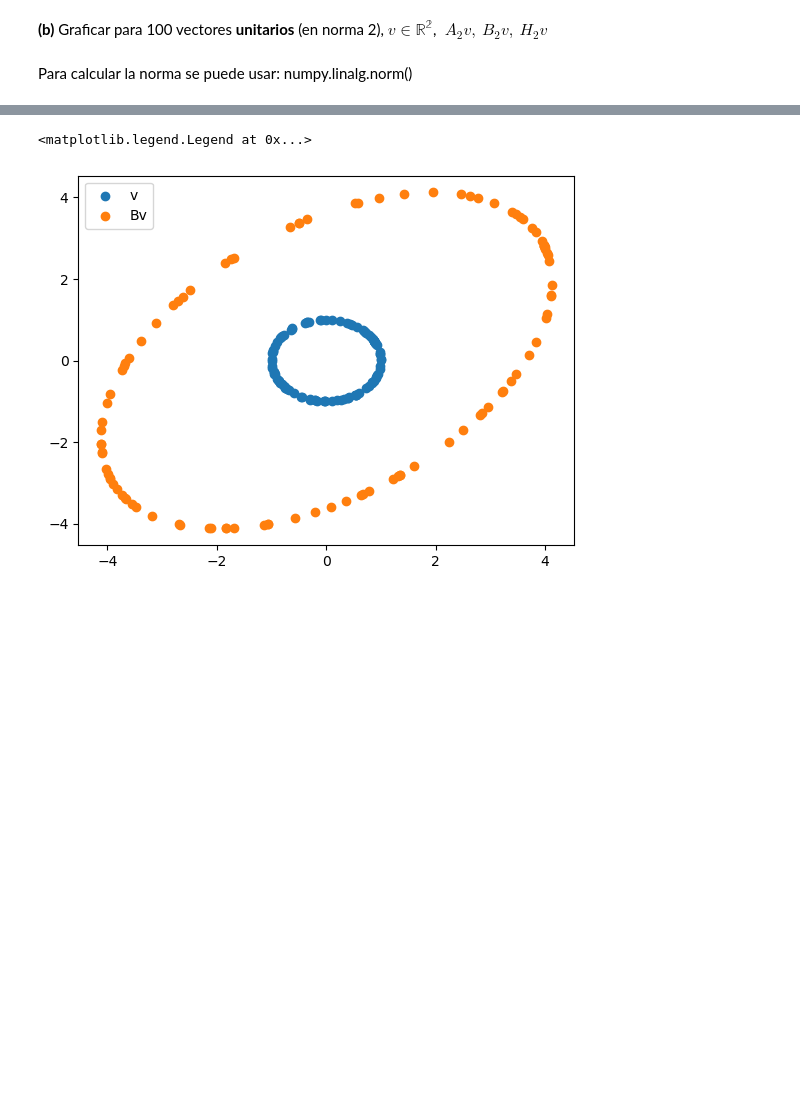
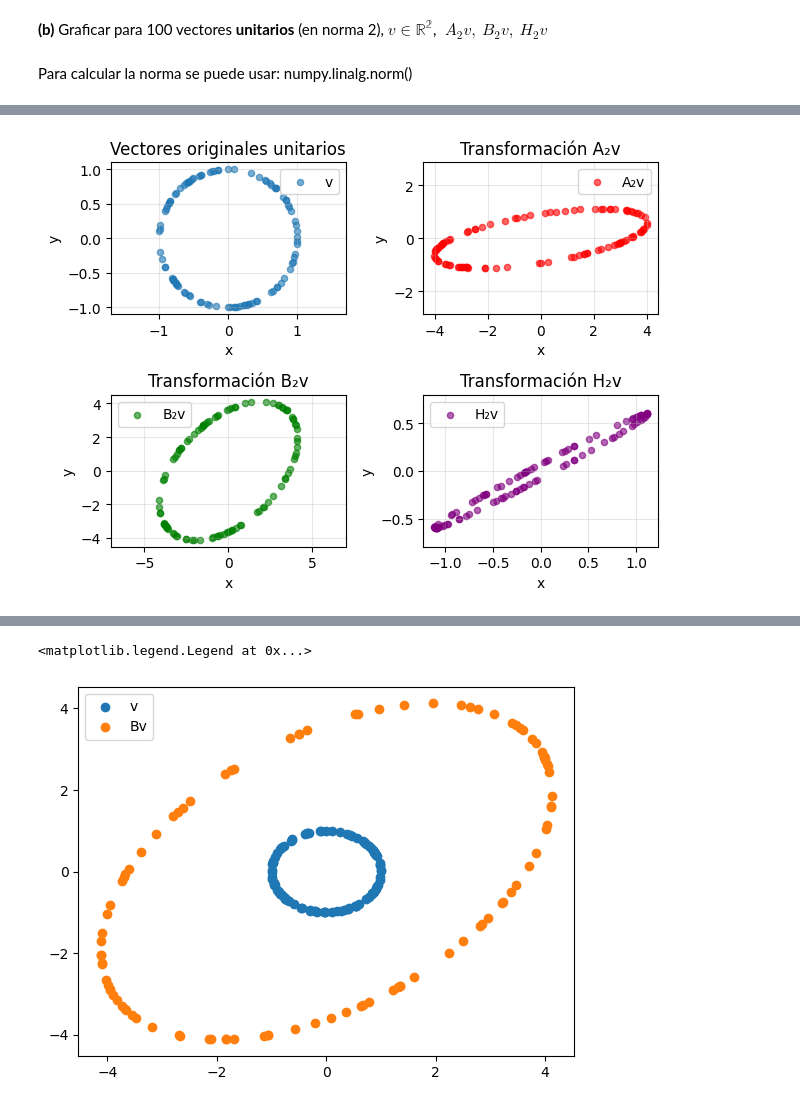
Before and after one commit to roldannahuelalejadro/Calculo-Numerico, a Jupyter notebook: Calculo numerico/practica 4/LU_y_nro_de_condicion (3).ipynb, the cells around one changed output, grey strips where cells are left out. Cells and saved outputs as stored; diff of their text form; code cells hidden in the pictures; blank space fills up the shorter version.

```diff
--- a/Calculo numerico/practica 4/LU_y_nro_de_condicion (3).ipynb
+++ b/Calculo numerico/practica 4/LU_y_nro_de_condicion (3).ipynb
@@ -14,3 +14,15 @@ En cada item tendremos un propiedad que puede ser verdadera o falsa.
 Utilizar el comando `np.linalg.cond`.
 # %% [markdown]
 **(a)** $Cond_2(A)$ + $Cond_2(B)$ = $Cond_2(A+B)$
+# %%
+A = np.array([[1, 0], [0, 2]])
+B = np.array([[2, 0], [0, 1]])
+
+cond2_A = np.linalg.cond(A, 2)
+cond2_B = np.linalg.cond(B, 2)
+cond2_A_plus_B = np.linalg.cond(A + B, 2)
+
+print(f"Cond2(A) = {cond2_A}")
+print(f"Cond2(B) = {cond2_B}")
+print(f"Cond2(A+B) = {cond2_A_plus_B}")
+print(f"Cond2(A) + Cond2(B) = {cond2_A + cond2_B}")
@@ -74,0 +147,59 @@ print(V[:,0])
+# %%
+n = 2
+
+
+A2 = matriz_A(n)
+B2 = matriz_B(n)
+H2 = matriz_H(n)
+
+V = np.random.rand(n, 100) - 0.5
+
+
+normas = np.linalg.norm(V, axis=0)
+V = V / normas[None,:]
+
+
+AV = A2 @ V
+BV = B2 @ V
+HV = H2 @ V
+
+
+fig, axes = plt.subplots(2, 2)
+
+
+axes[0,0].scatter(V[0], V[1], alpha=0.6, s=20, label="v")
+axes[0,0].set_title('Vectores originales unitarios')
+axes[0,0].set_xlabel('x')
+axes[0,0].set_ylabel('y')
+axes[0,0].grid(True, alpha=0.3)
+axes[0,0].legend()
+axes[0,0].axis('equal')
+
+axes[0,1].scatter(AV[0], AV[1], alpha=0.6, s=20, label="A₂v", color='red')
+axes[0,1].set_title('Transformación A₂v')
+axes[0,1].set_xlabel('x')
+axes[0,1].set_ylabel('y')
+axes[0,1].grid(True, alpha=0.3)
+axes[0,1].legend()
+axes[0,1].axis('equal')
+
+axes[1,0].scatter(BV[0], BV[1], alpha=0.6, s=20, label="B₂v", color='green')
+axes[1,0].set_title('Transformación B₂v')
+axes[1,0].set_xlabel('x')
+axes[1,0].set_ylabel('y')
+axes[1,0].grid(True, alpha=0.3)
+axes[1,0].legend()
+axes[1,0].axis('equal')
+
+axes[1,1].scatter(HV[0], HV[1], alpha=0.6, s=20, label="H₂v", color='purple')
+axes[1,1].set_title('Transformación H₂v')
+axes[1,1].set_xlabel('x')
+axes[1,1].set_ylabel('y')
+axes[1,1].grid(True, alpha=0.3)
+axes[1,1].legend()
+axes[1,1].axis('equal')
+
+plt.tight_layout()
+plt.show()
+# %% [output]
+[figure, added]
```
Also changed, not shown: parts of 6 cells of this notebook, 1 other file.
